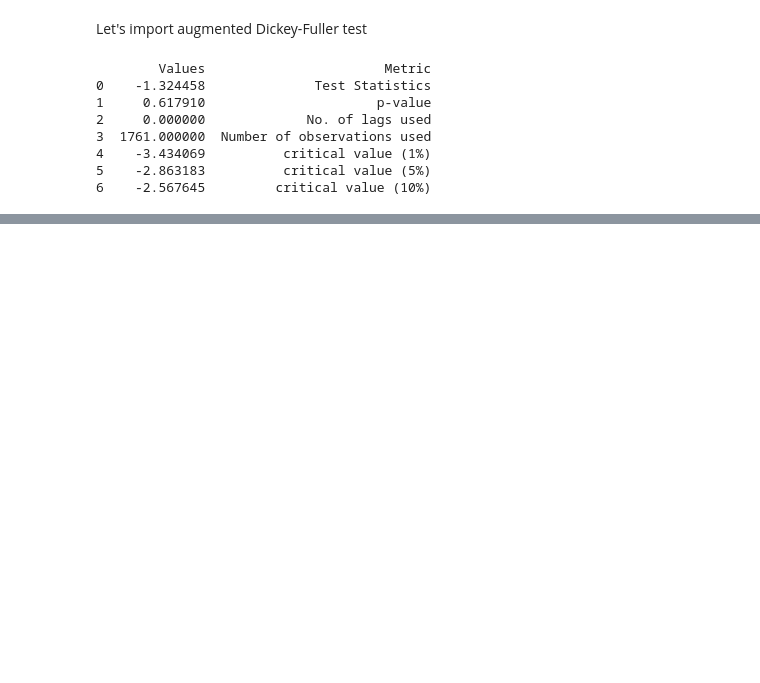
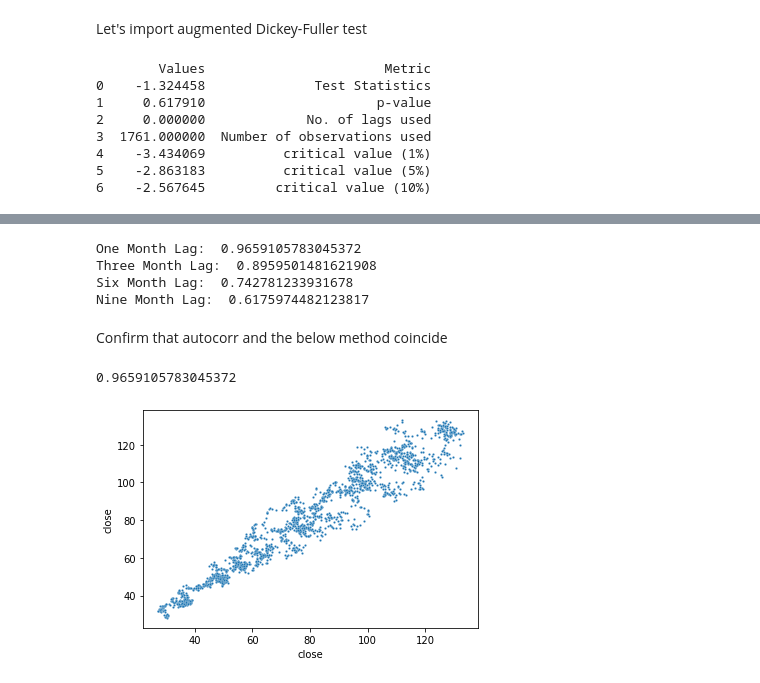
Before and after one commit to gihonglee/Stock_Analysis, a Jupyter notebook: main.ipynb, the cells around one changed output, grey strips where cells are left out. Saved outputs shown, nothing was run; the diff lists cells and outputs as text; code cells hidden in the pictures; blank space fills up the shorter version.

Commit message:
autocorr and decomposition

```diff
--- a/main.ipynb
+++ b/main.ipynb
@@ -209,0 +202,22 @@ In other words, fromm the graph we can clearly see the increasing trend in the A
+# %%
+autocorrelation_lag_1_month = df_apple['close'].autocorr(lag=30)
+print("One Month Lag: ", autocorrelation_lag_1_month)
+autocorrelation_lag_3_month = df_apple['close'].autocorr(lag=90)
+print("Three Month Lag: ", autocorrelation_lag_3_month)
+autocorrelation_lag_6_month = df_apple['close'].autocorr(lag=180)
+print("Six Month Lag: ", autocorrelation_lag_6_month)
+autocorrelation_lag_9_month = df_apple['close'].autocorr(lag=270)
+print("Nine Month Lag: ", autocorrelation_lag_9_month)
+# %% [output]
+One Month Lag:  0.9659105783045372
+Three Month Lag:  0.8959501481621908
+Six Month Lag:  0.742781233931678
+Nine Month Lag:  0.6175974482123817
+# %% [markdown]
+Confirm that autocorr and the below method coincide
+# %%
+sns.scatterplot(df_apple['close'].shift(periods=30),df_apple['close'], s = 5)
+df_apple['close'].shift(periods=30).corr(df_apple['close'])
+# %% [output]
+0.9659105783045372
+[figure, added]
```
Also changed, not shown: parts of 6 cells of this notebook, 1 other file.
